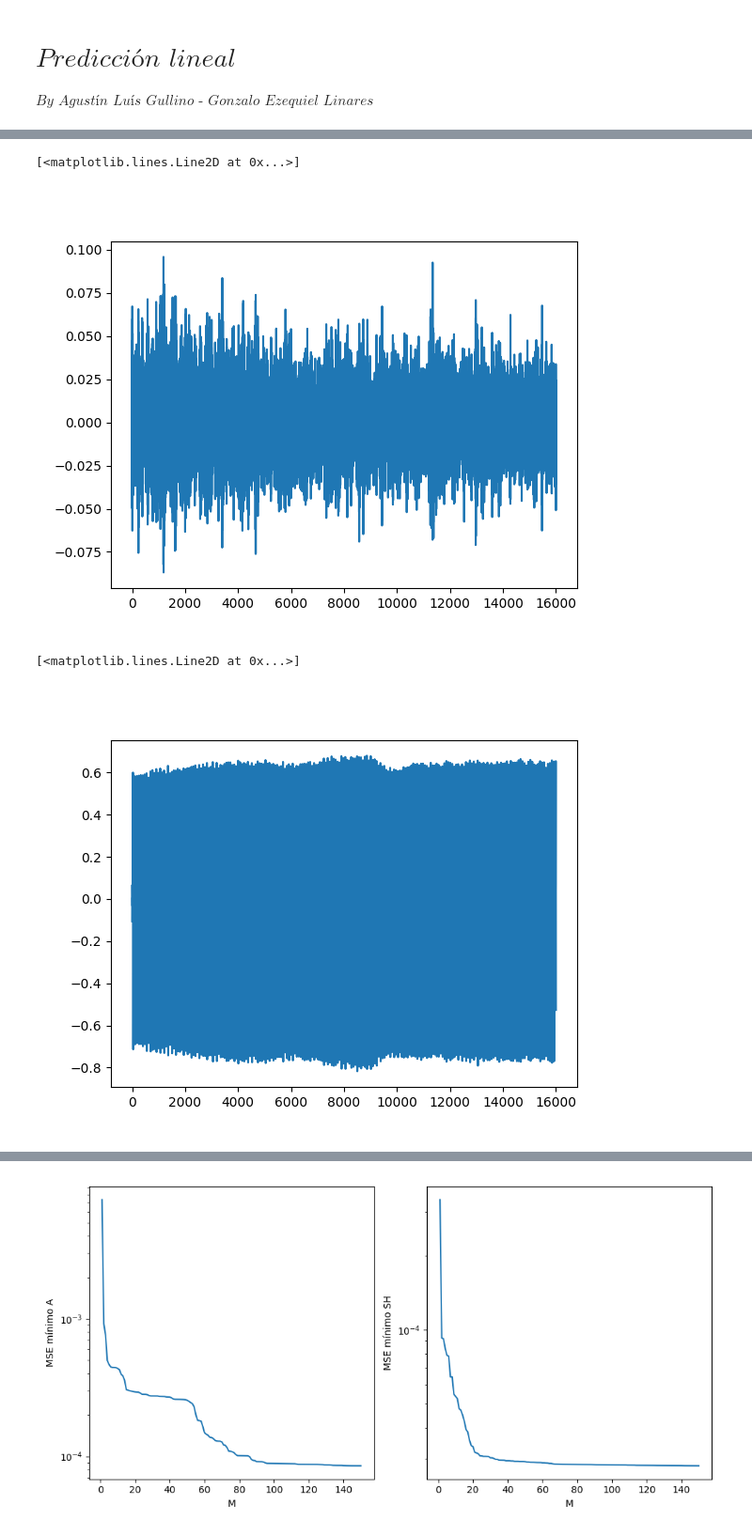
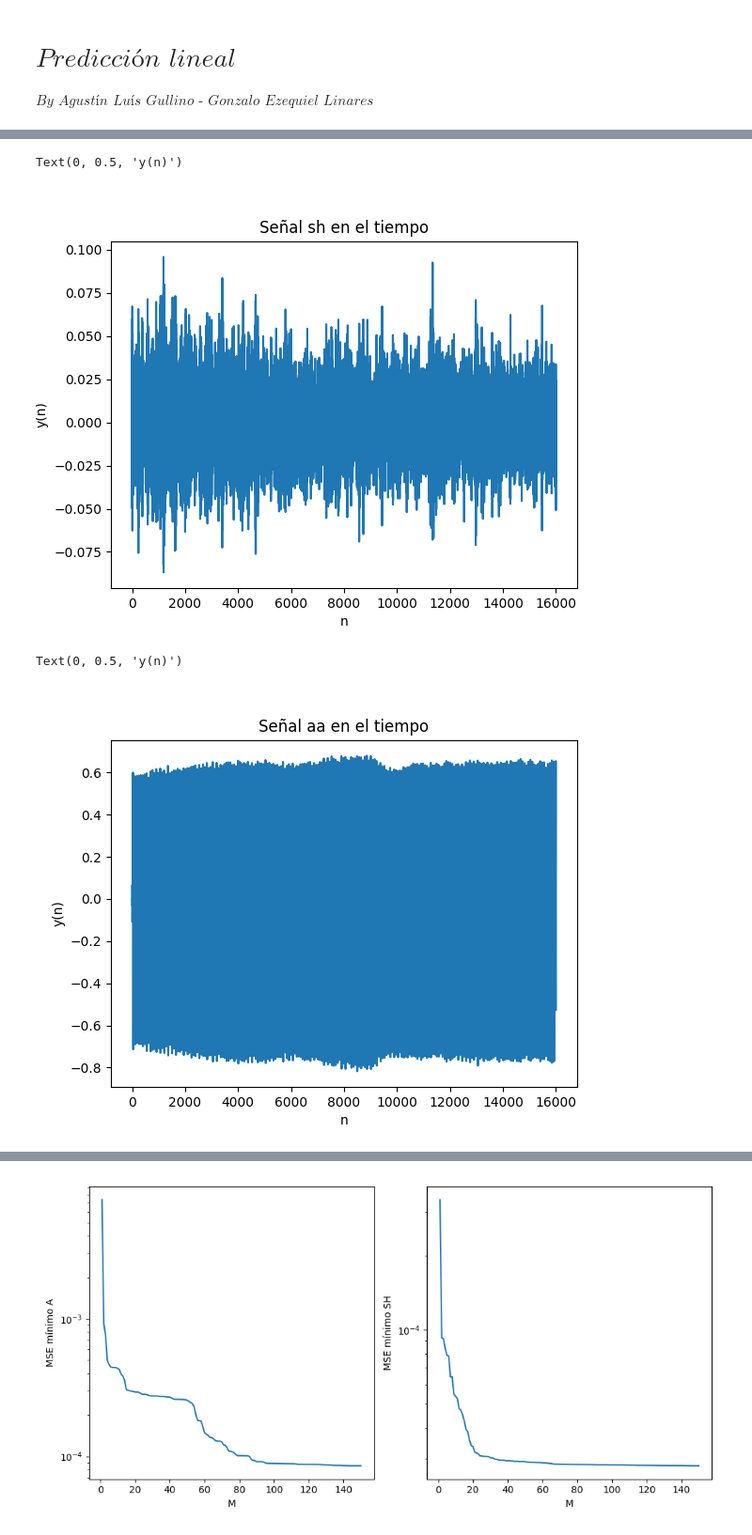
Before and after one commit to GonzaLinares/PASA_TP3, a Jupyter notebook: main.ipynb, the cells around one changed output, grey strips where cells are left out. Shown at 94% size. Saved outputs shown, nothing was run; the diff lists cells and outputs as text; code cells hidden in the pictures.

```diff
--- a/main.ipynb
+++ b/main.ipynb
@@ -86,16 +71,22 @@ signal["a"] -= np.mean(signal["a"])
 signal["sh"] -= np.mean(signal["sh"])
 # %%
 plt.figure()
+plt.title("Señal sh en el tiempo")
 plt.plot(signal["sh"])
+plt.xlabel("n")
+plt.ylabel("y(n)")
 # %% [output]
-[<matplotlib.lines.Line2D at 0x...>]
+Text(0, 0.5, 'y(n)')
-[figure, old version]
+[figure, new version]
 # %%
 plt.figure()
+plt.title("Señal aa en el tiempo")
 plt.plot(signal["a"])
+plt.xlabel("n")
+plt.ylabel("y(n)")
 # %% [output]
-[<matplotlib.lines.Line2D at 0x...>]
+Text(0, 0.5, 'y(n)')
-[figure, old version]
+[figure, new version]
 # %%
 plt.figure(tight_layout=True, figsize=(10, 10))
 plt.subplot(211)
```
Also changed, not shown: parts of 13 cells of this notebook, 1 other file.
